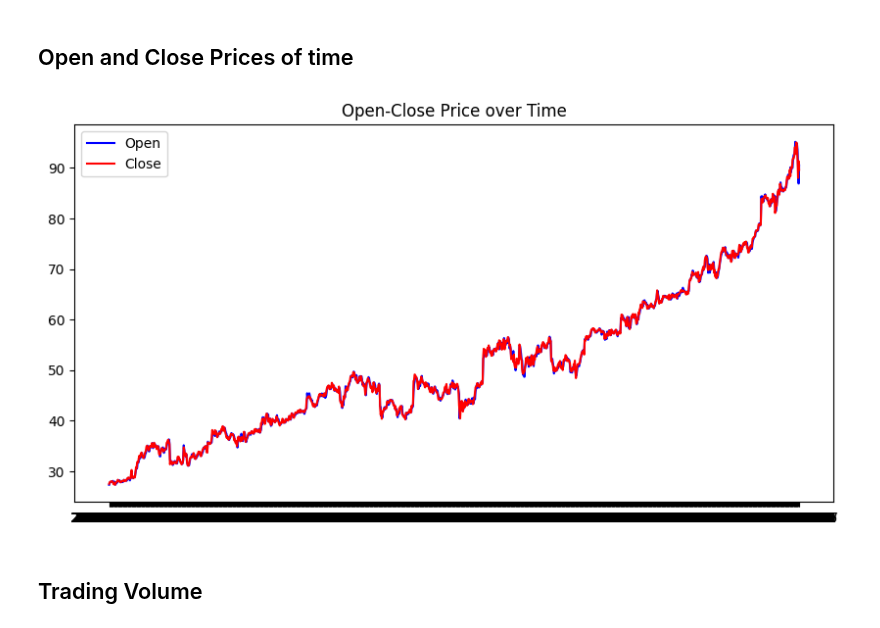
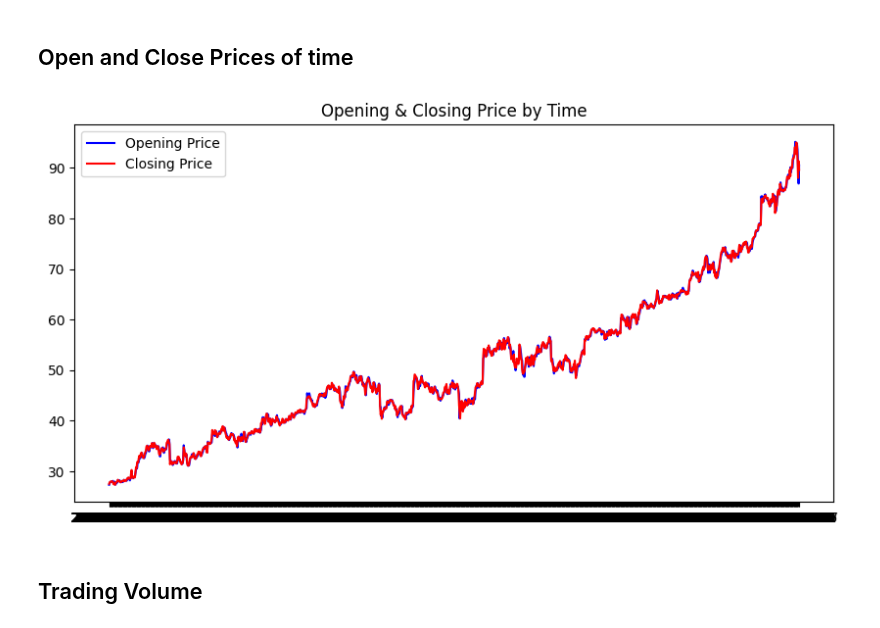
Before and after one commit to s-muhammadkamran/NLP, a Jupyter notebook: code/forecasting/ms_stock_forecasting.ipynb, the cells around one changed output. Saved outputs shown, nothing was run; the diff lists cells and outputs as text; code cells hidden in the pictures.

```diff
--- a/code/forecasting/ms_stock_forecasting.ipynb
+++ b/code/forecasting/ms_stock_forecasting.ipynb
@@ -13,8 +16,8 @@ from datetime import datetime
 # Suppress warnings
 os.environ['TF_CPP_MIN_LOG_LEVEL'] = '2'
 # %%
-data = pd.read_csv("../../data/ms_stock_forecasting.csv")
-data.head()
+df_stock = pd.read_csv("../../data/ms_stock_forecasting.csv")
+df_stock.head()
 # %% [output]
 |  | index | date | open | high | low | close | volume | Name |
 | 0 | 390198 | 2013-02-08 | 27.35 | 27.71 | 27.31 | 27.55 | 33318306 | MSFT |
@@ -57,13 +60,13 @@ data.describe()
 # %%
 # Initial Data Visualization
 plt.figure(figsize=(10,5))
-plt.plot(data['date'], data['open'], label="Open",color="blue")
-plt.plot(data['date'], data['close'], label="Close",color="red")
-plt.title("Open-Close Price over Time")
+plt.plot(df_stock['date'], df_stock['open'], label="Opening Price",color="blue")
+plt.plot(df_stock['date'], df_stock['close'], label="Closing Price",color="red")
+plt.title("Opening & Closing Price by Time")
 plt.legend()
 plt.show()
 # %% [output]
-[figure, old version]
+[figure, new version]
 # %% [markdown]
 ## Trading Volume
 # %%
```
Also changed, not shown: parts of 18 cells of this notebook.
